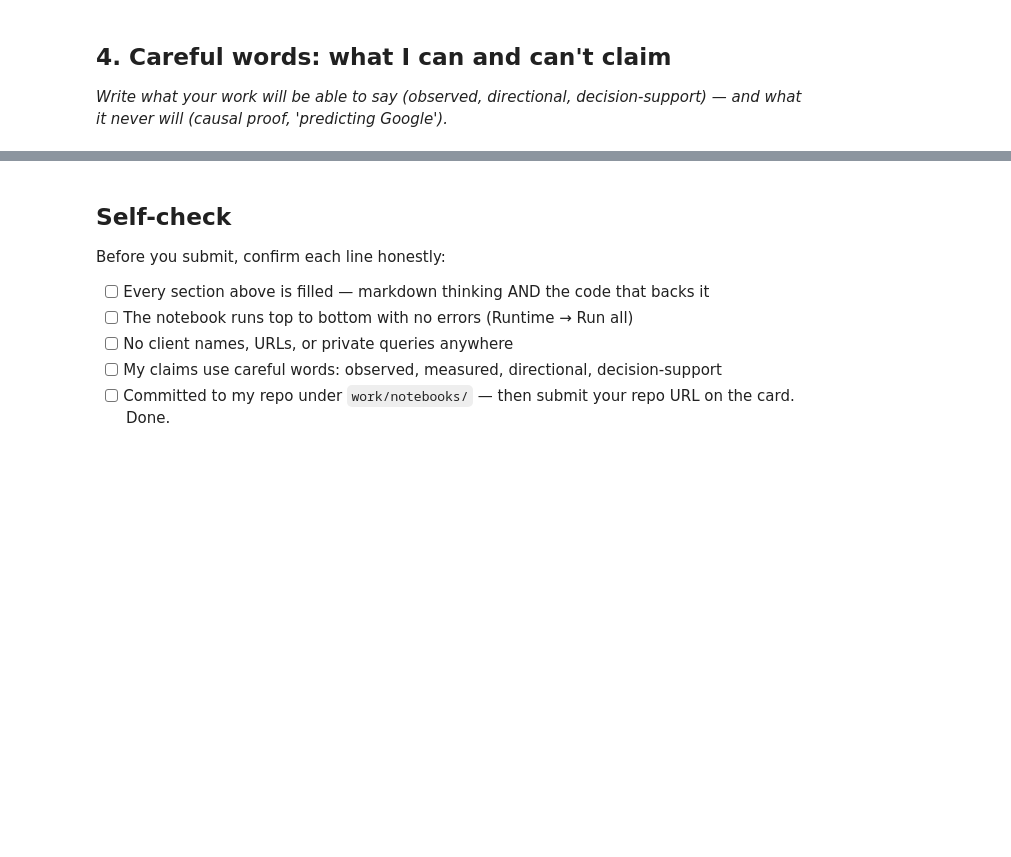
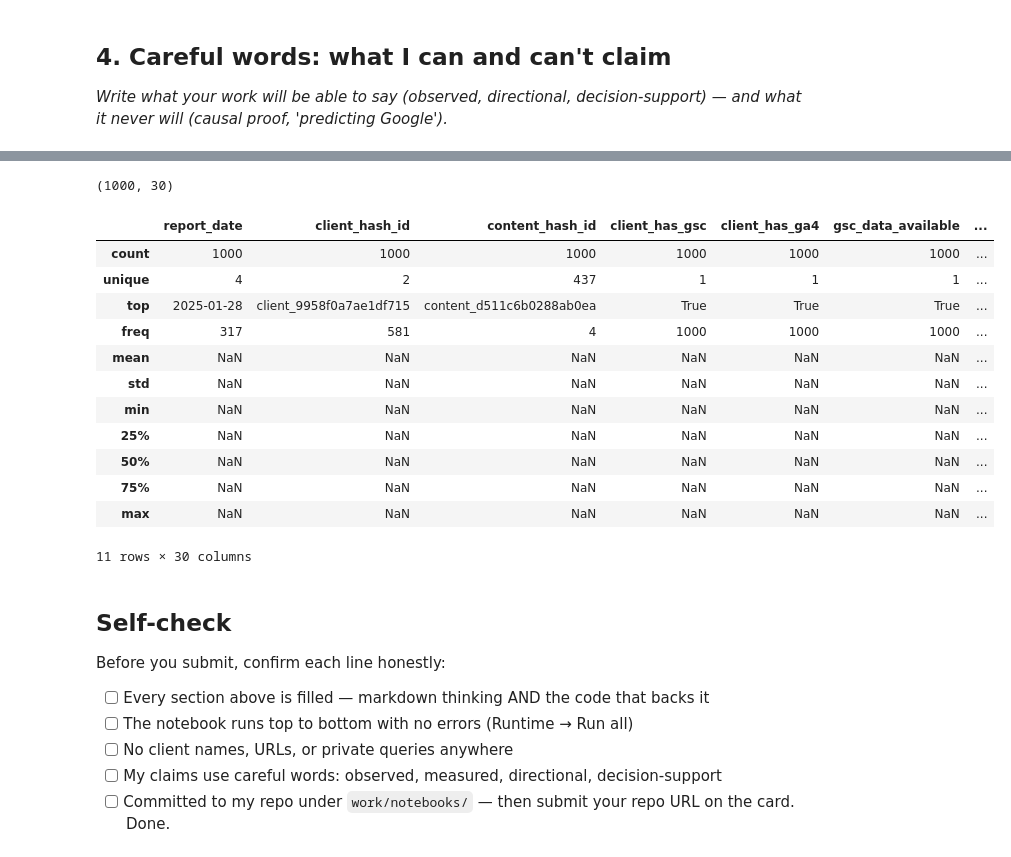
Before and after one commit to uzairmustafa291/Flyrank-ML, a Jupyter notebook: work/notebooks/w01_research_question.ipynb, the cells around one changed output, grey strips where cells are left out. Cells and saved outputs as stored; diff of their text form; code cells hidden in the pictures; blank space fills up the shorter version.

```diff
--- a/work/notebooks/w01_research_question.ipynb
+++ b/work/notebooks/w01_research_question.ipynb
@@ -24,0 +66,17 @@ This skeleton is yours to fill. Work the sections **in order** — each one has
+# %%
+from datasets import load_dataset
+
+# Stream the daily performance table
+ds = load_dataset(
+    "FlyRank/internship-warehouse",
+    "fact_content_daily_performance",
+    split="train",
+    streaming=True
+)
+# %%
+
+from itertools import islice
+import pandas as pd
+sample=list(islice(ds,1000))
+df=pd.DataFrame(sample)
+df.head()
@@ -25,3 +91,23 @@ This skeleton is yours to fill. Work the sections **in order** — each one has
+# %%
+df.shape
+# %% [output]
+(1000, 30)
+# %%
+df.describe(include='all')
+# %% [output]
+|  | report_date | client_hash_id | content_hash_id | client_has_gsc | client_has_ga4 | gsc_data_available | ... |
+| count | 1000 | 1000 | 1000 | 1000 | 1000 | 1000 | ... |
+| unique | 4 | 2 | 437 | 1 | 1 | 1 | ... |
+| top | 2025-01-28 | client_9958f0a7ae1df715 | content_d511c6b0288ab0ea | True | True | True | ... |
+| freq | 317 | 581 | 4 | 1000 | 1000 | 1000 | ... |
+| mean | NaN | NaN | NaN | NaN | NaN | NaN | ... |
+| std | NaN | NaN | NaN | NaN | NaN | NaN | ... |
+| min | NaN | NaN | NaN | NaN | NaN | NaN | ... |
+| 25% | NaN | NaN | NaN | NaN | NaN | NaN | ... |
+| 50% | NaN | NaN | NaN | NaN | NaN | NaN | ... |
+| 75% | NaN | NaN | NaN | NaN | NaN | NaN | ... |
+| max | NaN | NaN | NaN | NaN | NaN | NaN | ... |
+11 rows × 30 columns
 # %% [markdown]
 ## Self-check
 
```
Also changed, not shown: parts of 7 cells of this notebook.
